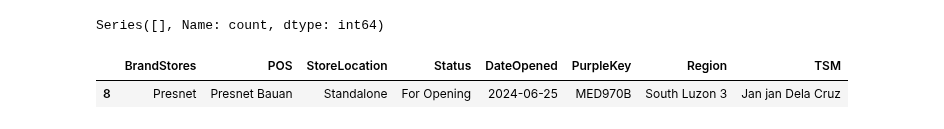
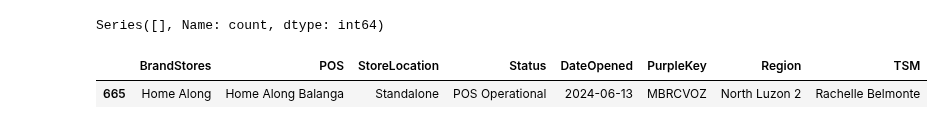
Before and after one commit to dchakroborti-tonik/POS_Addition, a Jupyter notebook: Notebook/Pos_mapping_new.ipynb, the cells around one changed output. Saved outputs shown, nothing was run; the diff lists cells and outputs as text; code cells hidden in the pictures.

```diff
--- a/Notebook/Pos_mapping_new.ipynb
+++ b/Notebook/Pos_mapping_new.ipynb
@@ -351,10 +314,10 @@ print(filtered_counts)
 # %% [output]
 Series([], Name: count, dtype: int64)
 # %%
-df[df['PurpleKey']== 'MED970B']
+df[df['PurpleKey']== 'MBRCVOZ']
 # %% [output]
 |  | BrandStores | POS | StoreLocation | Status | DateOpened | PurpleKey | Region | TSM |
-| 8 | Presnet | Presnet Bauan | Standalone | For Opening | 2024-06-25 | MED970B | South Luzon 3 | Jan jan Dela Cruz |
+| 665 | Home Along | Home Along Balanga | Standalone | POS Operational | 2024-06-13 | MBRCVOZ | North Luzon 2 | Rachelle Belmonte |
 # %%
 sq = """drop table prj-prod-dataplatform.dap_ds_poweruser_playground.POS_TSM_MAPIING;"""
 
```
Also changed, not shown: parts of 28 cells of this notebook, 3 other files.
